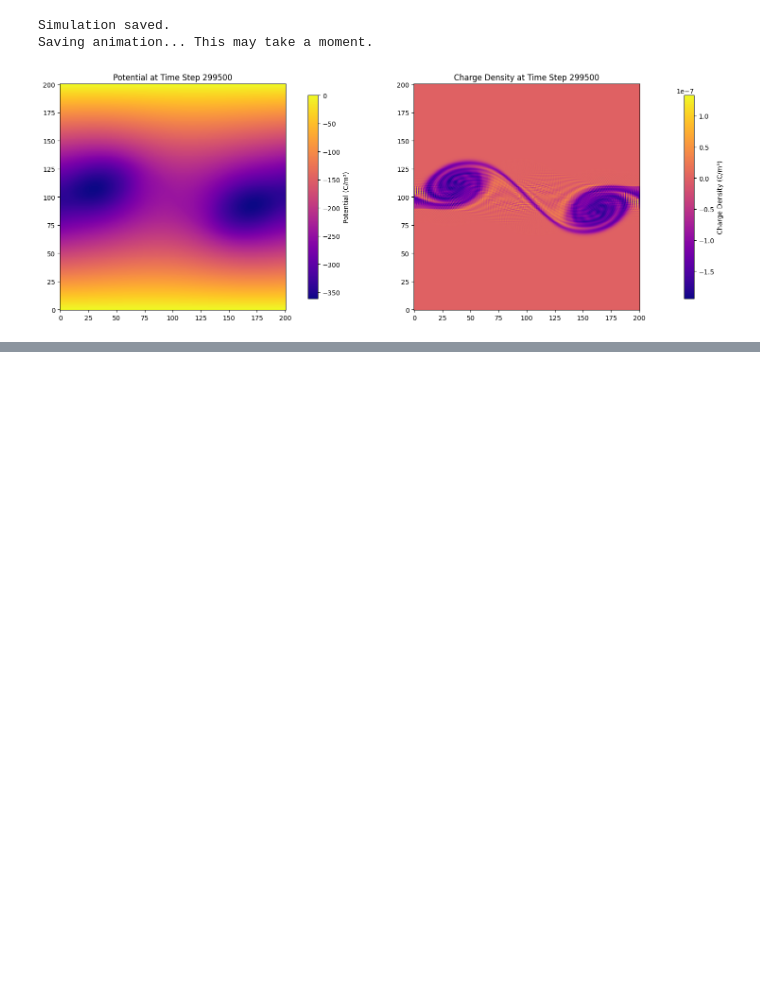
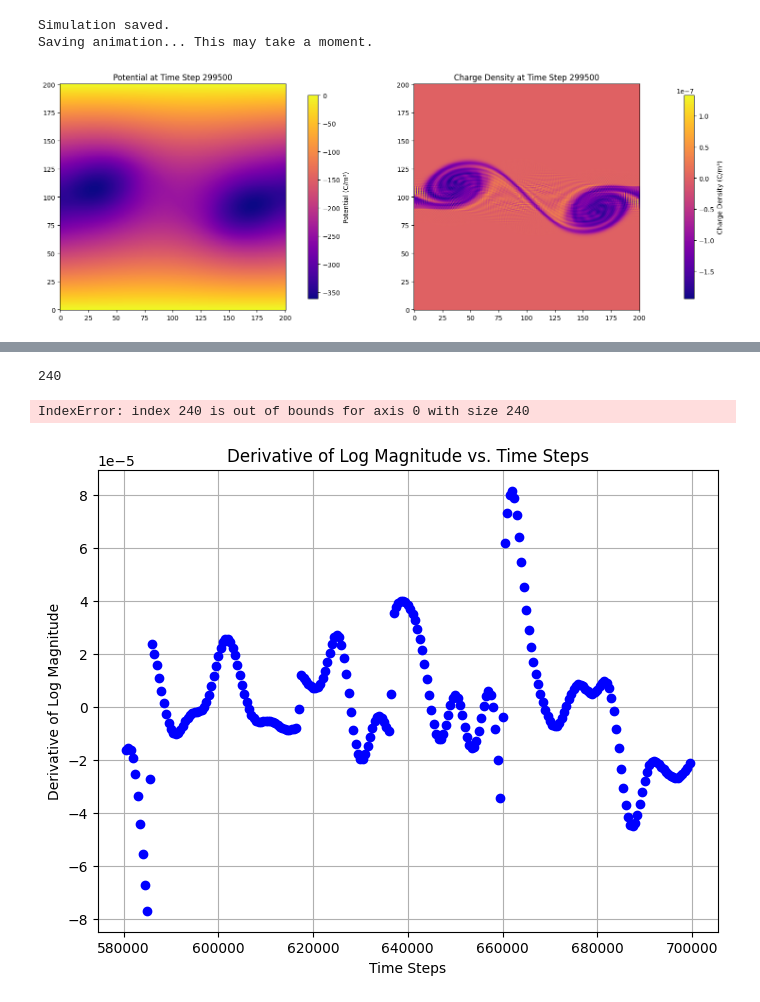
Before and after one commit to daisyabcxyz/Capstone-2025-2026, a Jupyter notebook: newest.ipynb, the cells around one changed output, grey strips where cells are left out. Cells and saved outputs as stored; diff of their text form; code cells hidden in the pictures; blank space fills up the shorter version.

```diff
--- a/newest.ipynb
+++ b/newest.ipynb
@@ -444 +464,33 @@ Slope: 0.00056810618753461, Intercept: -24.948375148114113
+# %%
+#plot derivative of log(magnitude) vs time steps
+print(len(list_time_steps))
+def plot_derivative(rho_slice):
+    for i in range (1,2000):
+        derivative_log = (log_magnitude[i] - log_magnitude[i-1]) / (list_time_steps[i] - list_time_steps[i-1])
+        derivative = (list_magnitude[i] - list_magnitude[i-1]) / (list_time_steps[i] - list_time_steps[i-1])
+
+        plt.plot(list_time_steps[i], derivative_log, 'o',color='blue')
+        plt.xlabel('Time Steps')
+        plt.ylabel('Derivative of Log Magnitude')
+        plt.title('Derivative of Log Magnitude vs. Time Steps')
+        plt.grid(True)
+        #plt.plot(list_time_steps[i], derivative, 'o',color='blue')
+
+def plot_derivative_normal(rho_slice):
+    for i in range (1,2000):
+        derivative = (list_magnitude[i] - list_magnitude[i-1]) / (list_time_steps[i] - list_time_steps[i-1])
+        plt.plot(list_time_steps[i], derivative, 'o',color='red')
+        plt.xlabel('Time Steps')
+        plt.ylabel('Derivative of Magnitude')
+        plt.title('Derivative of Magnitude vs. Time Steps')
+        plt.grid(True)
+
+plt.figure(figsize=(8, 6))
+plot_derivative(rho_slice)
+plt.figure(figsize=(8, 6))
+plot_derivative_normal(rho_slice)
+# %% [output]
+240
+IndexError: index 240 is out of bounds for axis 0 with size 240
+[figure, added]
 # %%
```
Also changed, not shown: parts of 7 cells of this notebook.
